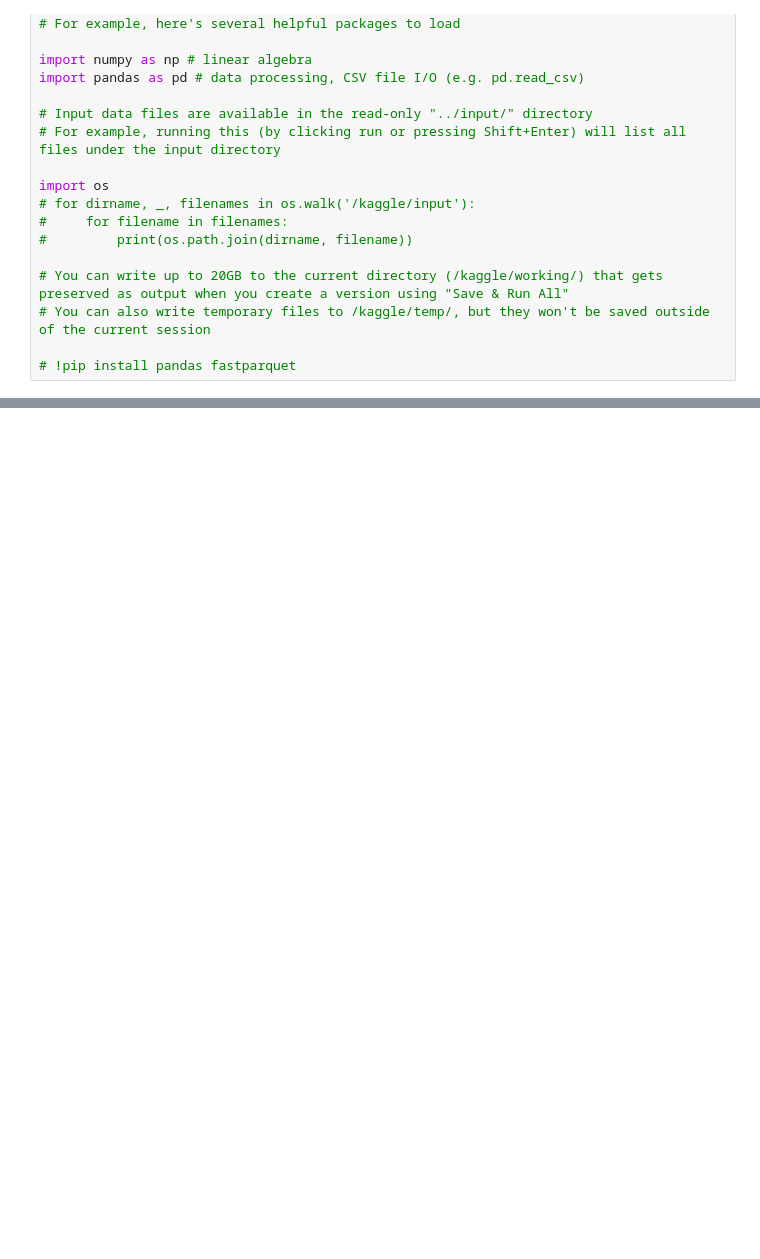
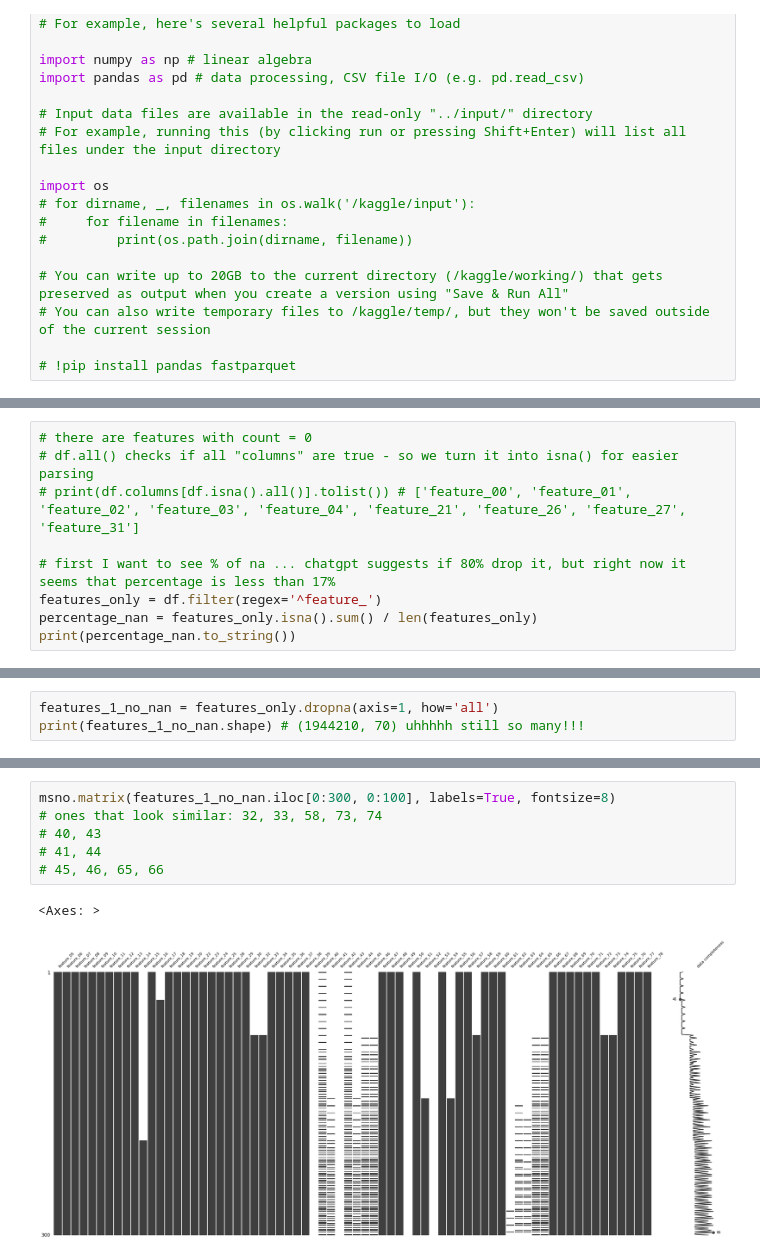
Before and after one commit to angeladai1/ai-exploration, a Jupyter notebook: analzying-jane-st-data.ipynb, the cells around one changed output, grey strips where cells are left out. Saved outputs shown, nothing was run; the diff lists cells and outputs as text; blank space fills up the shorter version.

```diff
--- a/analzying-jane-st-data.ipynb
+++ b/analzying-jane-st-data.ipynb
@@ -133,0 +132,9 @@ dtype: int64
+# %%
+# there are features with count = 0
+# df.all() checks if all "columns" are true - so we turn it into isna() for easier parsing
+# print(df.columns[df.isna().all()].tolist()) # ['feature_00', 'feature_01', 'feature_02', 'feature_03', 'feature_04', 'feature_21', 'feature_26', 'feature_27', 'feature_31']
+
+# first I want to see % of na ... chatgpt suggests if 80% drop it, but right now it seems that percentage is less than 17%
+features_only = df.filter(regex='^feature_')
+percentage_nan = features_only.isna().sum() / len(features_only)
+print(percentage_nan.to_string())
@@ -133,0 +159,3 @@ dtype: int64
+# %%
+features_1_no_nan = features_only.dropna(axis=1, how='all')
+print(features_1_no_nan.shape) # (1944210, 70) uhhhhh still so many!!!
@@ -133,0 +248,9 @@ dtype: int64
+# %%
+msno.matrix(features_1_no_nan.iloc[0:300, 0:100], labels=True, fontsize=8)
+# ones that look similar: 32, 33, 58, 73, 74
+# 40, 43
+# 41, 44
+# 45, 46, 65, 66
+# %% [output]
+<Axes: >
+[figure, added]
```
Also changed, not shown: parts of 22 cells of this notebook.
